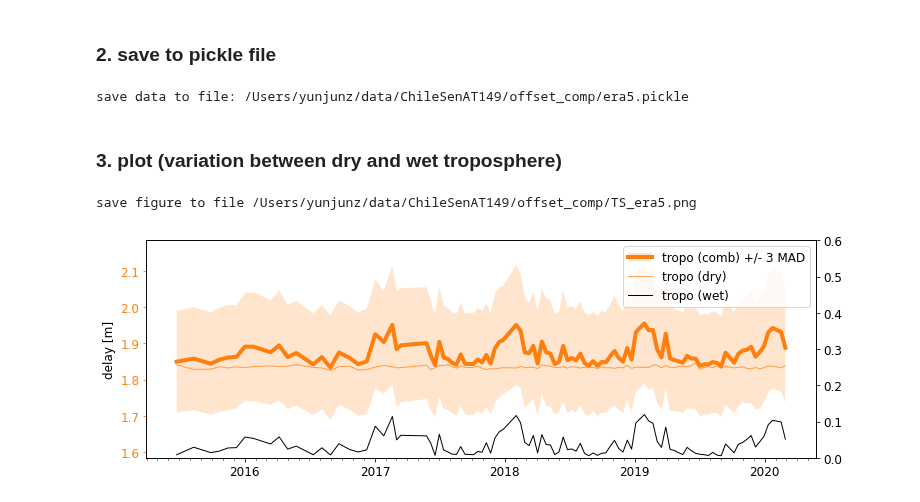
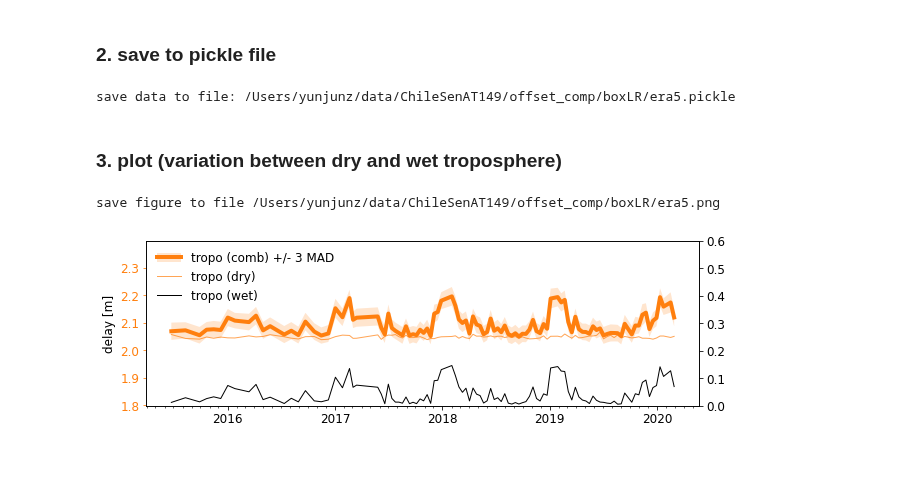
Before and after one commit to yunjunz/2022-Geolocation, a Jupyter notebook: prep_era5.ipynb, the cells around one changed output. Drawn from its saved outputs; the diff is of its cells as text; code cells hidden in the pictures; blank space fills up the shorter version.

```diff
--- a/prep_era5.ipynb
+++ b/prep_era5.ipynb
@@ -26,15 +26,18 @@ from mintpy.utils import ptime, readfile, utils as ut, plot as pp, isce_utils
 from mintpy import tropo_pyaps3, view
 import pyaps3 as pa
 plt.rcParams.update({'font.size': 12})
-figsize = [12, 4]
+figsize = [9, 3]
+
+
+box = (10, 55, 20, 70);   box_suffix = 'boxCL'   # box in the center left with low  altitude
+#box = (85, 25, 145, 70);  box_suffix = 'boxCC'   # box to read for range offset in (x0, y0, x1, y1)
+box = (200, 15, 215, 30); box_suffix = 'boxLR'   # box in the lower right with high altitude
 
 proj_dir = '/Users/yunjunz/data/ChileSenAT149'
 os.chdir(proj_dir)
 print('Go to directory', proj_dir)
 
-mintpy_dir = os.path.join(proj_dir, 'mintpyOffset')
-out_file = os.path.join(proj_dir, 'offset_comp/era5.pickle')
-box = (85, 25, 145, 70)    # box to read for range offset in (x0, y0, x1, y1)
+out_file = os.path.join(proj_dir, 'offset_comp', box_suffix ,'era5.pickle')
 # %% [output]
 Go to directory /Users/yunjunz/data/ChileSenAT149
 # %% [markdown]
@@ -42,14 +45,14 @@ Go to directory /Users/yunjunz/data/ChileSenAT149
 # %%
 # required input files
 ts_files = [
-    os.path.join(mintpy_dir, 'inputs/ERA5.h5'),
-    os.path.join(mintpy_dir, 'inputs/ERA5_dry.h5'),
-    os.path.join(mintpy_dir, 'inputs/ERA5_wet.h5'),
-    os.path.join(mintpy_dir, 'inputs/ERA5_constHgt.h5'),
-    os.path.join(mintpy_dir, 'inputs/ERA5_constHgt_dry.h5'),
-    os.path.join(mintpy_dir, 'inputs/ERA5_constHgt_wet.h5'),
+    os.path.join(proj_dir, 'mintpyOffset/inputs/ERA5.h5'),
+    os.path.join(proj_dir, 'mintpyOffset/inputs/ERA5_dry.h5'),
+    os.path.join(proj_dir, 'mintpyOffset/inputs/ERA5_wet.h5'),
+    os.path.join(proj_dir, 'mintpyOffset/inputs/ERA5_constHgt.h5'),
+    os.path.join(proj_dir, 'mintpyOffset/inputs/ERA5_constHgt_dry.h5'),
+    os.path.join(proj_dir, 'mintpyOffset/inputs/ERA5_constHgt_wet.h5'),
 ]
-geom_file = os.path.join(mintpy_dir, 'inputs/geometryRadar.h5')
+geom_file = os.path.join(proj_dir, 'mintpyOffset/inputs/geometryRadar.h5')
 
 # get terrain height
 xml_file = os.path.join(proj_dir, 'reference/IW1.xml')
@@ -61,7 +64,7 @@ delay_types = ['comb', 'dry', 'wet']
 for i in range(len(ts_files)):
     ts_file = ts_files[i]
     if not os.path.isfile(ts_file):
-        sar_file = os.path.join(mintpy_dir, 'timeseriesRg.h5')
+        sar_file = os.path.join(proj_dir, 'mintpyOffset/timeseriesRg.h5')
         iargs = ['-f', sar_file,
                  '-g', geom_file,
                  '--delay', delay_types[i],
@@ -123,16 +126,17 @@ tropo['time'] = np.array(ptime.date_list2vector(date_list)[0])
 tropo['range_delay_tropo_med']     = np.nanmedian(ts_data_list[0], axis=-1)
 tropo['range_delay_tropo_med_dry'] = np.nanmedian(ts_data_list[1], axis=-1)
 tropo['range_delay_tropo_med_wet'] = np.nanmedian(ts_data_list[2], axis=-1)
-tropo['range_delay_tropo_mad']     = ut.median_abs_deviation(ts_data_list[0], axis=-1)
-tropo['range_delay_tropo_mad_dry'] = ut.median_abs_deviation(ts_data_list[1], axis=-1)
-tropo['range_delay_tropo_mad_wet'] = ut.median_abs_deviation(ts_data_list[2], axis=-1)
+tropo['range_delay_tropo_mad']     = ut.median_abs_deviation(ts_data_list[0])
+tropo['range_delay_tropo_mad_dry'] = ut.median_abs_deviation(ts_data_list[1])
+tropo['range_delay_tropo_mad_wet'] = ut.median_abs_deviation(ts_data_list[2])
 
 ## save off dict to pickle file
+os.makedirs(os.path.dirname(out_file), exist_ok=True)
 with open(out_file, 'wb') as f:
     pickle.dump(tropo, f)
     print('save data to file: {}'.format(out_file))
 # %% [output]
-save data to file: /Users/yunjunz/data/ChileSenAT149/offset_comp/era5.pickle
+save data to file: /Users/yunjunz/data/ChileSenAT149/offset_comp/boxLR/era5.pickle
 # %% [markdown]
 ### 3. plot (variation between dry and wet troposphere)
 # %%
@@ -150,34 +154,37 @@ y2_err = tropo[key_base+'_mad_wet'] * n
 fig, ax = plt.subplots(nrows=1, ncols=1, figsize=figsize, sharex=True)
 # axis 1
 p2, = ax.plot(x, y1, '-', linewidth=1, color='C1', alpha=0.7)
 p0, = ax.plot(x, y0, '-', linewidth=4, color='C1')
 p1  = ax.fill_between(x, y0 - y0_err, y0 + y0_err, fc='C1', ec='none', alpha=0.2)
 
 # axis 1 format
 ax.tick_params(which='both', axis='y', colors='C1')
 pp.auto_adjust_xaxis_date(ax, x, every_year=1, buffer_year=None)
 ax.set_ylabel('delay [m]')
 
 # axis 2
 ax2 = ax.twinx()
 p3, = ax2.plot(x, y2, '-', linewidth=1, color='k')
 ax2.tick_params(which='both', axis='y', colors='k')
 
 # auto ylim
 ylim = ut.ceil_to_1(np.max(y0) - np.min(y0)) * 1.5
+ylim = 0.3
 ycen = np.mean(y1) + 0.05
 ax.set_ylim(ycen-ylim, ycen+ylim)
 ax2.set_ylim(0, ylim*2)
 
 ax.legend([(p0, p1), p2, p3], ['tropo (comb) +/- {} MAD'.format(n),
                                'tropo (dry)',
-                               'tropo (wet)'])
+                               'tropo (wet)'],
+         frameon=False, loc='upper left')
+fig.tight_layout()
 
 # output
-out_fig = os.path.join(os.path.dirname(out_file), 'TS_era5.png')
+out_fig = os.path.join(os.path.dirname(out_file), 'era5.png')
 print('save figure to file', out_fig)
 plt.savefig(out_fig, bbox_inches='tight', transparent=True, dpi=300)
 plt.show()
 # %% [output]
-save figure to file /Users/yunjunz/data/ChileSenAT149/offset_comp/TS_era5.png
+save figure to file /Users/yunjunz/data/ChileSenAT149/offset_comp/boxLR/era5.png
-[figure, old version]
+[figure, new version]
```
Also changed, not shown: 5 other files.
